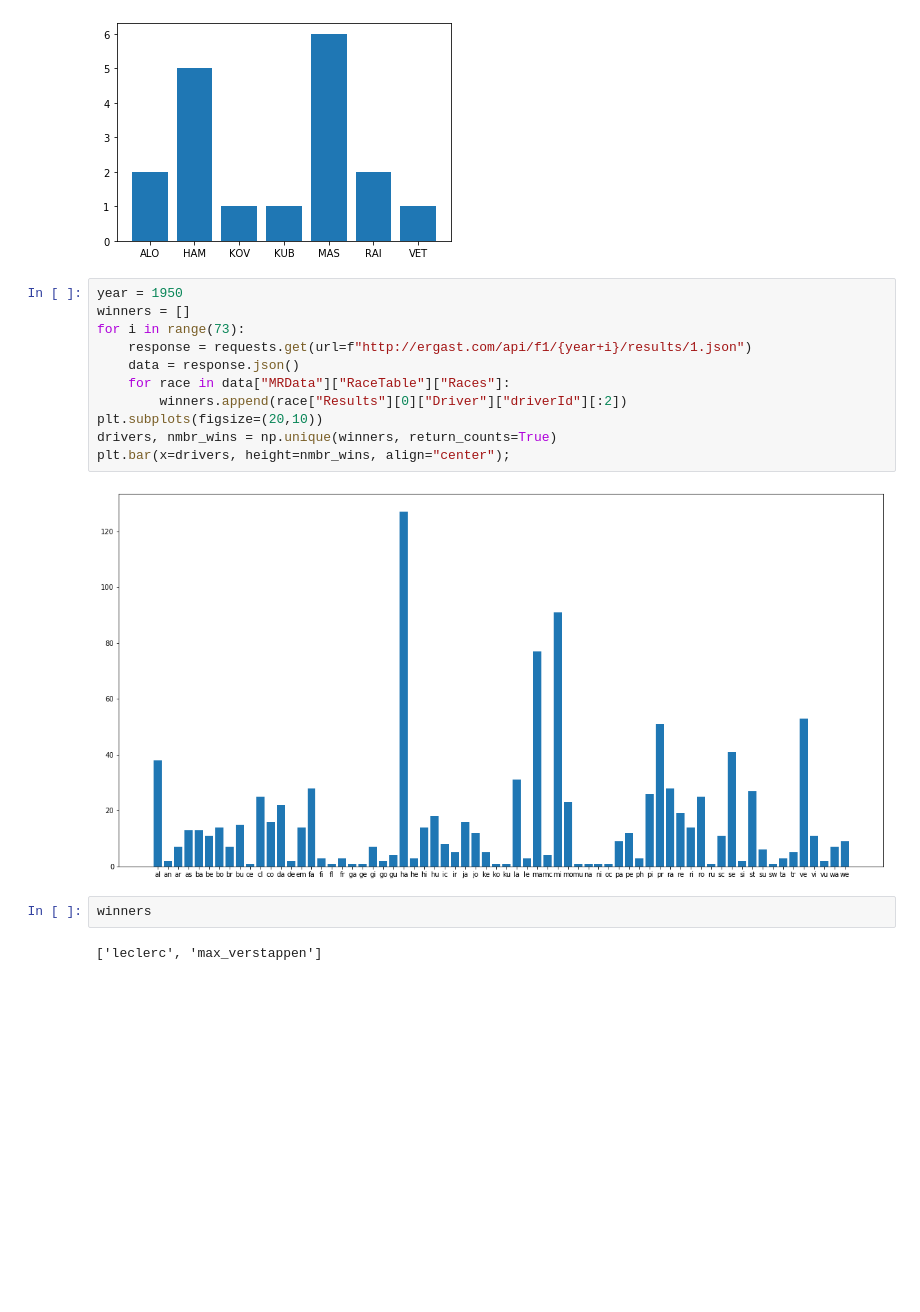
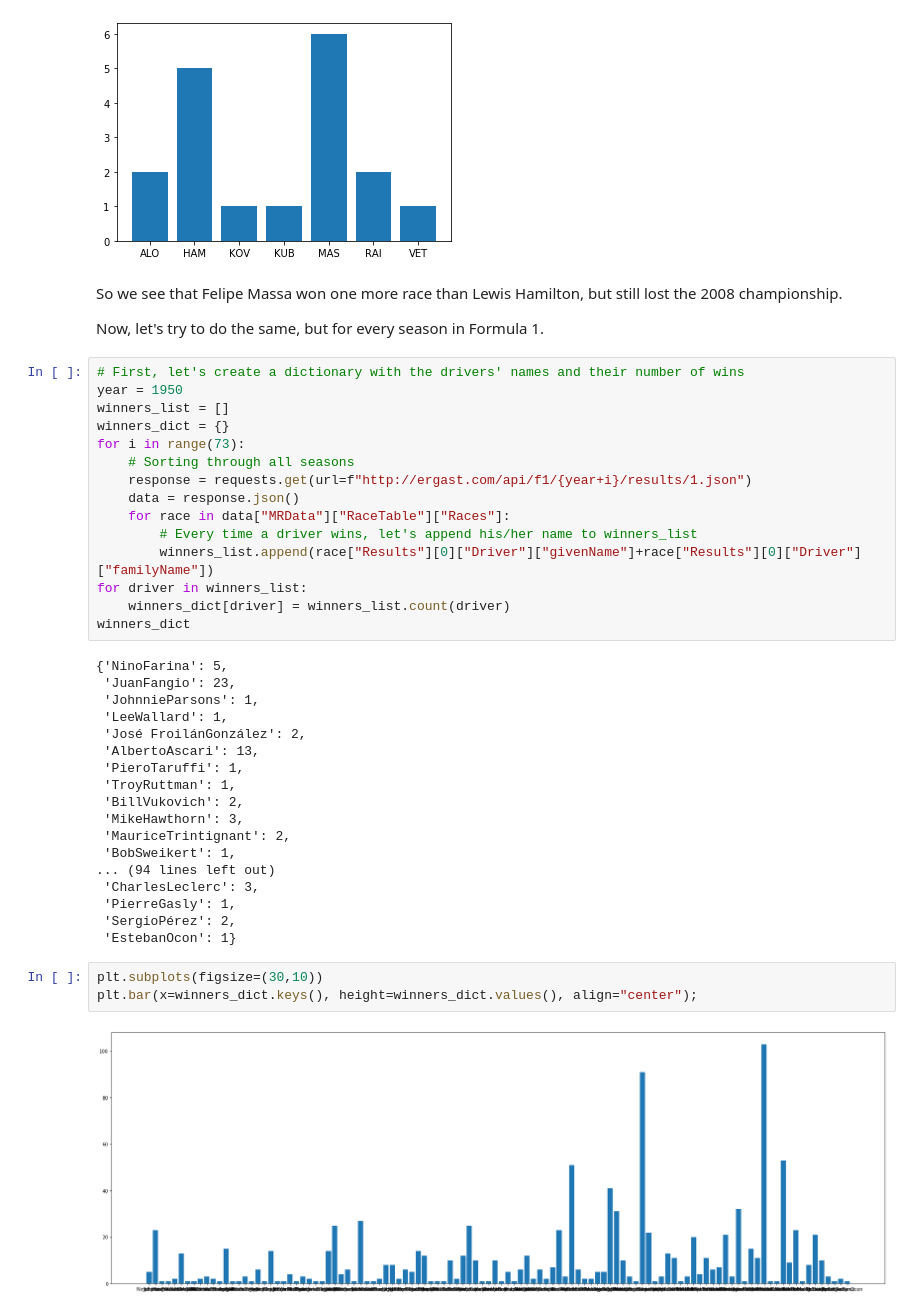
Before and after one commit to leoDomingos/study-on-formula-1-champions, a Jupyter notebook: f1-drivers-study.ipynb, the cells around one changed output. Drawn from its saved outputs; the diff is of its cells as text; blank space fills up the shorter version.

Commit message:
df with names as index

```diff
--- a/f1-drivers-study.ipynb
+++ b/f1-drivers-study.ipynb
@@ -49,20 +51,45 @@ drivers, nmbr_wins = np.unique(winners_2008, return_counts=True)
 plt.bar(x=drivers, height=nmbr_wins, align="center");
 # %% [output]
 [figure]
+# %% [markdown]
+So we see that Felipe Massa won one more race than Lewis Hamilton, but still lost the 2008 championship.
+
+Now, let's try to do the same, but for every season in Formula 1.
 # %%
+# First, let's create a dictionary with the drivers' names and their number of wins
 year = 1950
-winners = []
+winners_list = []
+winners_dict = {}
 for i in range(73):
+    # Sorting through all seasons
     response = requests.get(url=f"http://ergast.com/api/f1/{year+i}/results/1.json")
     data = response.json()
     for race in data["MRData"]["RaceTable"]["Races"]:
-        winners.append(race["Results"][0]["Driver"]["driverId"][:2])
-plt.subplots(figsize=(20,10))
-drivers, nmbr_wins = np.unique(winners, return_counts=True)
-plt.bar(x=drivers, height=nmbr_wins, align="center");
+        # Every time a driver wins, let's append his/her name to winners_list
+        winners_list.append(race["Results"][0]["Driver"]["givenName"]+race["Results"][0]["Driver"]["familyName"])
+for driver in winners_list:
+    winners_dict[driver] = winners_list.count(driver)
+winners_dict
 # %% [output]
-[figure, removed]
+{'NinoFarina': 5,
+ 'JuanFangio': 23,
+ 'JohnnieParsons': 1,
+ 'LeeWallard': 1,
+ 'José FroilánGonzález': 2,
+ 'AlbertoAscari': 13,
+ 'PieroTaruffi': 1,
+ 'TroyRuttman': 1,
+ 'BillVukovich': 2,
+ 'MikeHawthorn': 3,
+ 'MauriceTrintignant': 2,
+ 'BobSweikert': 1,
+... (94 lines left out)
+ 'CharlesLeclerc': 3,
+ 'PierreGasly': 1,
+ 'SergioPérez': 2,
+ 'EstebanOcon': 1}
-# %%
-winners
-# %% [output]
-['leclerc', 'max_verstappen']
+# %%
+plt.subplots(figsize=(30,10))
+plt.bar(x=winners_dict.keys(), height=winners_dict.values(), align="center");
+# %% [output]
+[figure, added]
```
Also changed, not shown: parts of 4 cells of this notebook.
